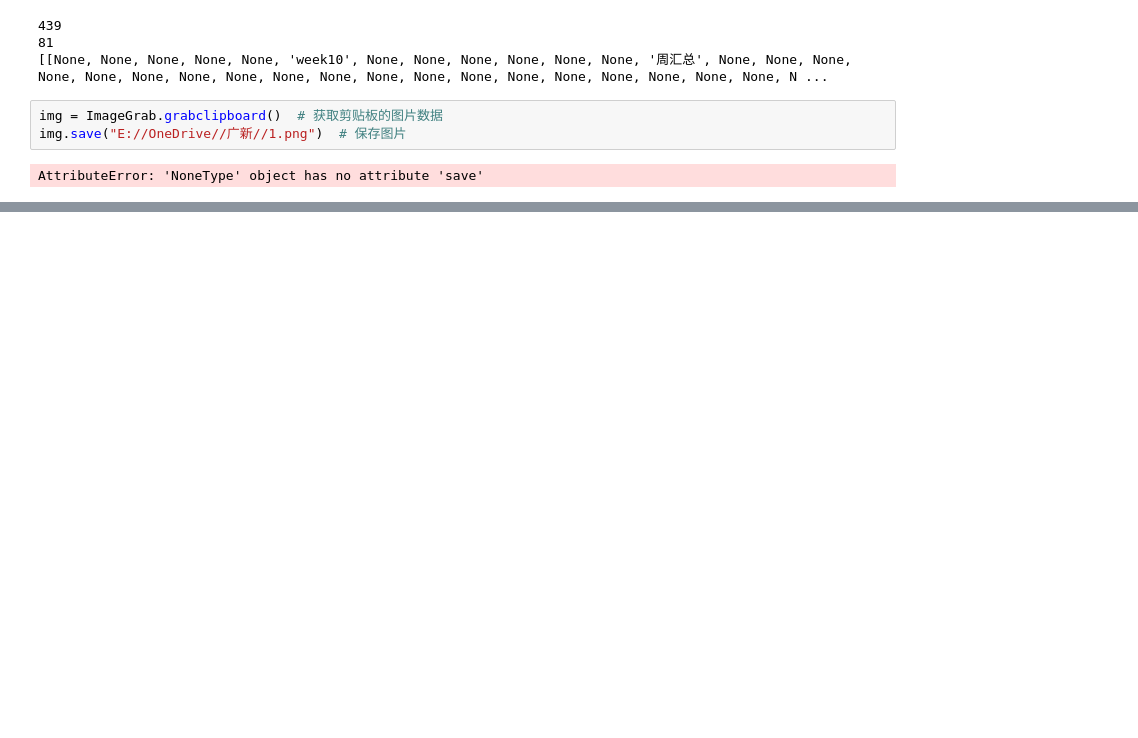
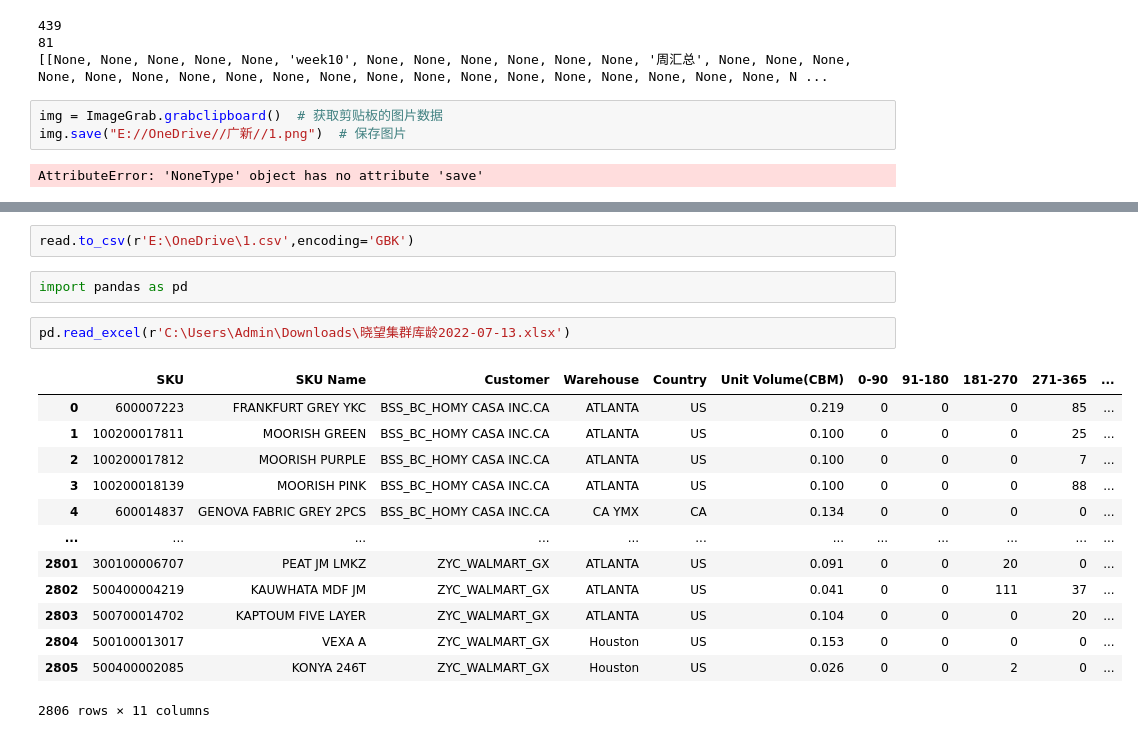
Before and after one commit to jasonwho321/Guangxin, a Jupyter notebook: test.ipynb, the cells around one changed output, grey strips where cells are left out. Cells and saved outputs as stored; diff of their text form; blank space fills up the shorter version.

```diff
--- a/test.ipynb
+++ b/test.ipynb
@@ -364,0 +4175,20 @@ AttributeError: 'NoneType' object has no attribute 'save'
+# %%
+read.to_csv(r'E:\OneDrive\1.csv',encoding='GBK')
+# %%
+import pandas as pd
+# %%
+pd.read_excel(r'C:\Users\Admin\Downloads\晓望集群库龄2022-07-13.xlsx')
+# %% [output]
+|  | SKU | SKU Name | Customer | Warehouse | Country | Unit Volume(CBM) | 0-90 | 91-180 | 181-270 | 271-365 | ... |
+| 0 | 600007223 | FRANKFURT GREY YKC | BSS_BC_HOMY CASA INC.CA | ATLANTA | US | 0.219 | 0 | 0 | 0 | 85 | ... |
+| 1 | 100200017811 | MOORISH GREEN | BSS_BC_HOMY CASA INC.CA | ATLANTA | US | 0.100 | 0 | 0 | 0 | 25 | ... |
+| 2 | 100200017812 | MOORISH PURPLE | BSS_BC_HOMY CASA INC.CA | ATLANTA | US | 0.100 | 0 | 0 | 0 | 7 | ... |
+| 3 | 100200018139 | MOORISH PINK | BSS_BC_HOMY CASA INC.CA | ATLANTA | US | 0.100 | 0 | 0 | 0 | 88 | ... |
+| 4 | 600014837 | GENOVA FABRIC GREY 2PCS | BSS_BC_HOMY CASA INC.CA | CA YMX | CA | 0.134 | 0 | 0 | 0 | 0 | ... |
+| ... | ... | ... | ... | ... | ... | ... | ... | ... | ... | ... | ... |
+| 2801 | 300100006707 | PEAT JM LMKZ | ZYC_WALMART_GX | ATLANTA | US | 0.091 | 0 | 0 | 20 | 0 | ... |
+| 2802 | 500400004219 | KAUWHATA MDF JM | ZYC_WALMART_GX | ATLANTA | US | 0.041 | 0 | 0 | 111 | 37 | ... |
+| 2803 | 500700014702 | KAPTOUM FIVE LAYER | ZYC_WALMART_GX | ATLANTA | US | 0.104 | 0 | 0 | 0 | 20 | ... |
+| 2804 | 500100013017 | VEXA A | ZYC_WALMART_GX | Houston | US | 0.153 | 0 | 0 | 0 | 0 | ... |
+| 2805 | 500400002085 | KONYA 246T | ZYC_WALMART_GX | Houston | US | 0.026 | 0 | 0 | 2 | 0 | ... |
+2806 rows × 11 columns
```
Also changed, not shown: parts of 36 cells of this notebook, 18 other files.
